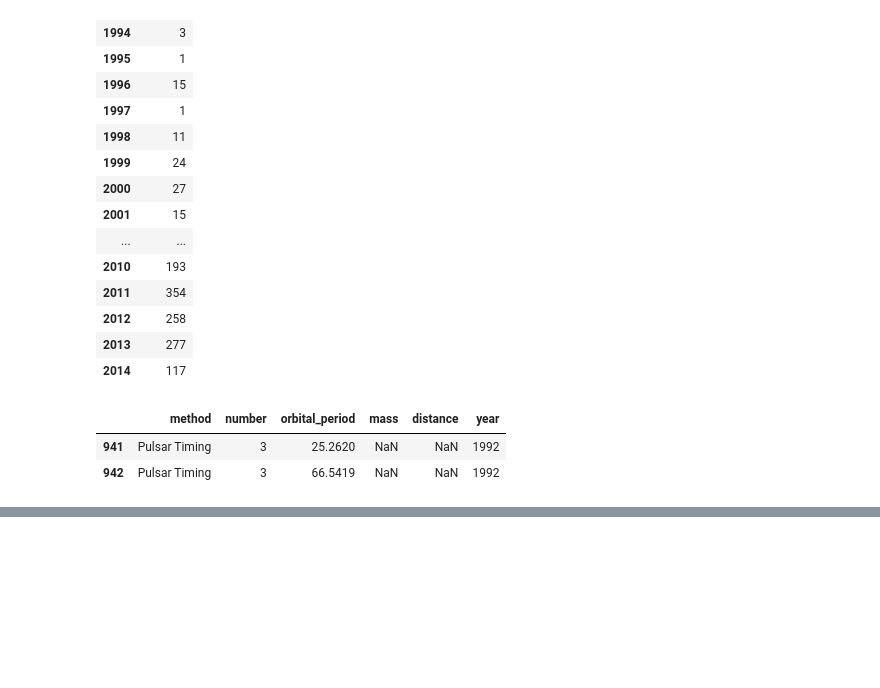
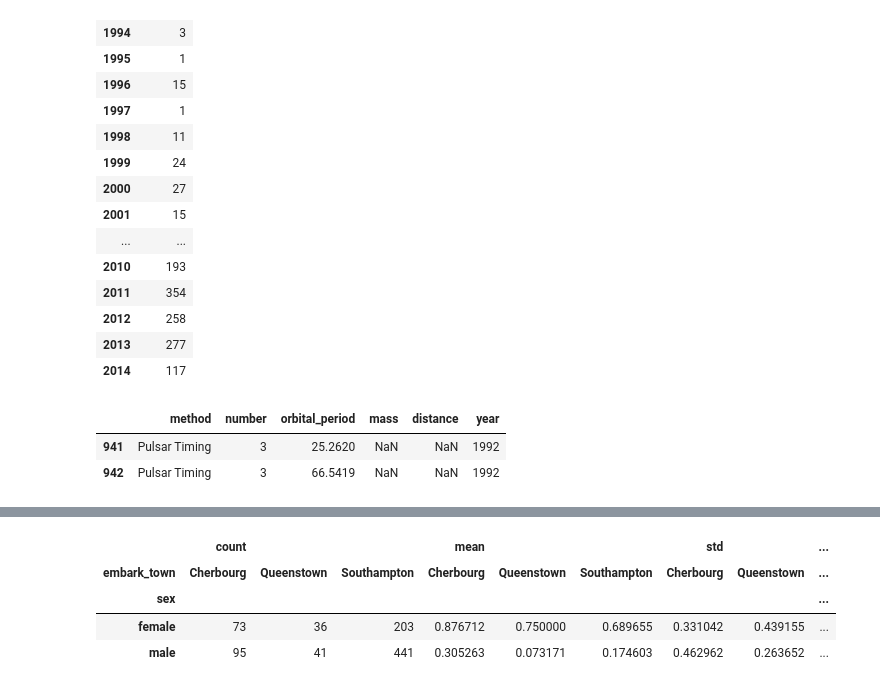
Before and after one commit to SriRamK345/Pandas_lib, a Jupyter notebook: Pandas.ipynb, the cells around one changed output, grey strips where cells are left out. Cells and saved outputs as stored; diff of their text form; code cells hidden in the pictures; blank space fills up the shorter version.

```diff
--- a/Pandas.ipynb
+++ b/Pandas.ipynb
@@ -960,0 +1004,8 @@ df2[df2['year'] == 1992]
+# %%
+df3.pivot_table('survived',index='sex',columns='embark_town',aggfunc=['count','mean','std'])
+# %% [output]
+|  | count |  |  | mean |  |  | std |  | ... |
+| embark_town | Cherbourg | Queenstown | Southampton | Cherbourg | Queenstown | Southampton | Cherbourg | Queenstown | ... |
+| sex |  |  |  |  |  |  |  |  | ... |
+| female | 73 | 36 | 203 | 0.876712 | 0.750000 | 0.689655 | 0.331042 | 0.439155 | ... |
+| male | 95 | 41 | 441 | 0.305263 | 0.073171 | 0.174603 | 0.462962 | 0.263652 | ... |
```
Also changed, not shown: parts of 15 cells of this notebook.
